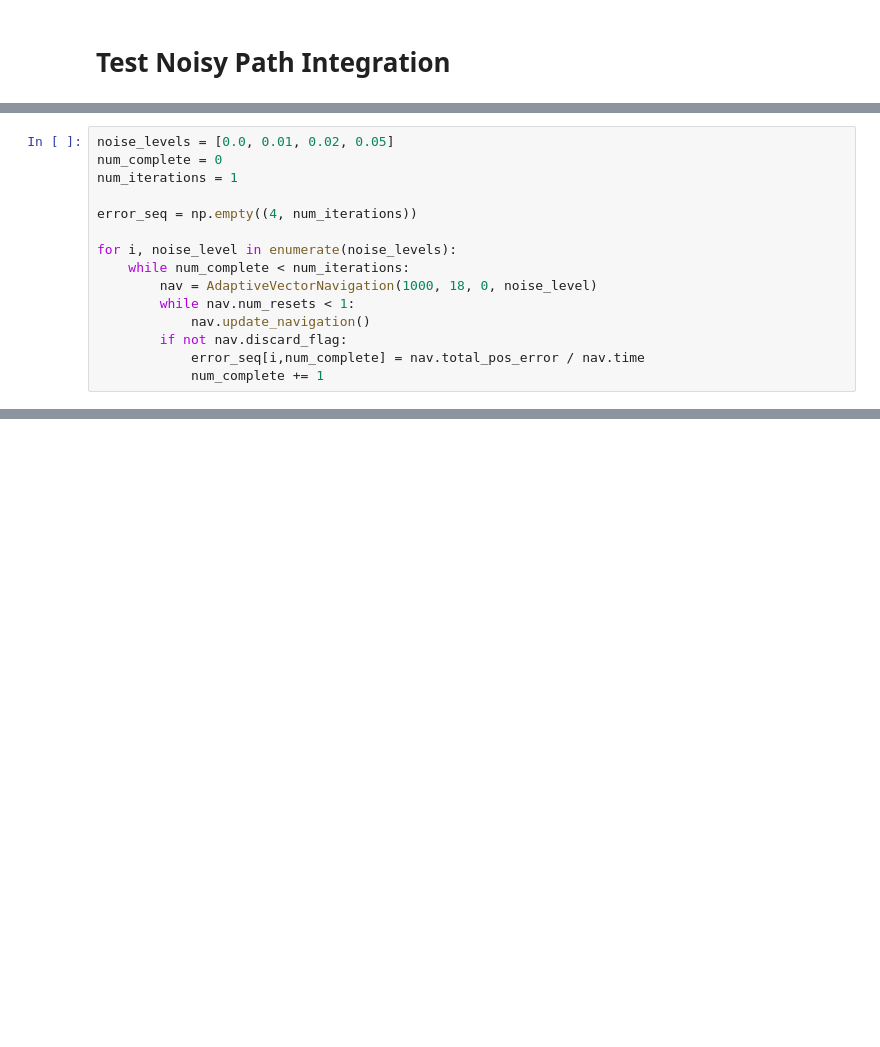
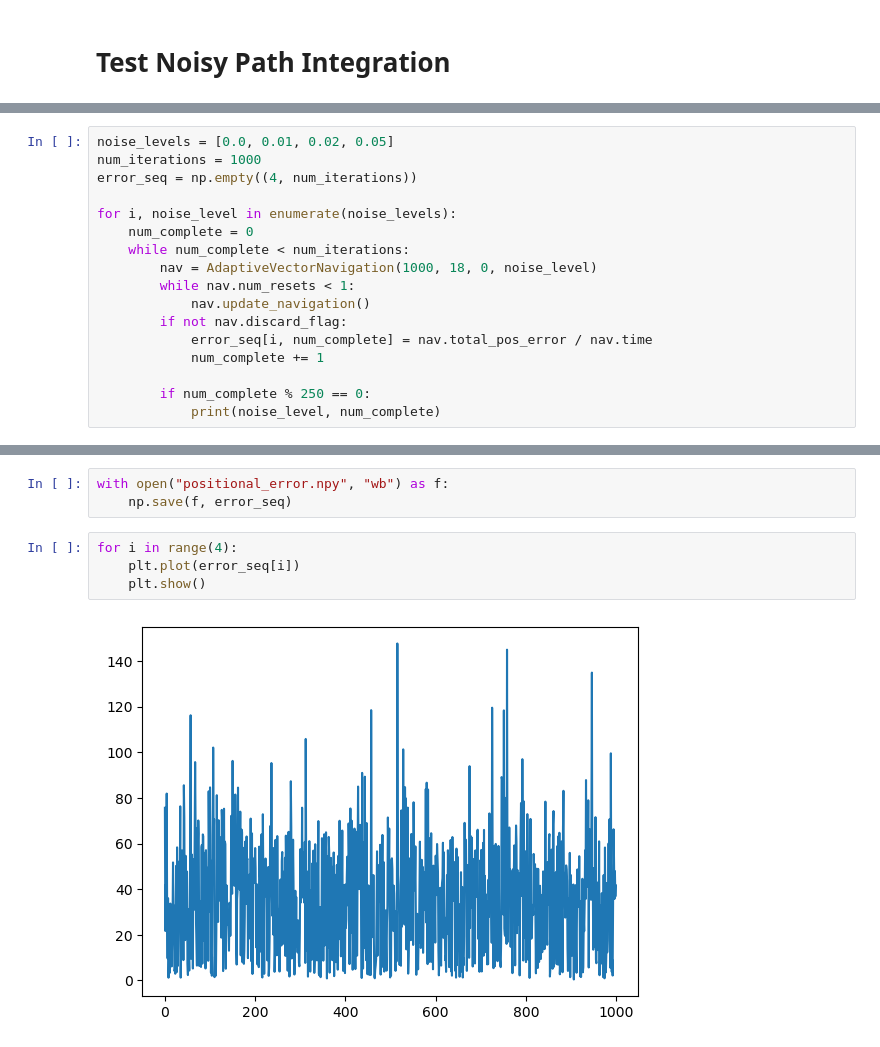
Before and after one commit to evdunbar/artificial-goal-navigation, a Jupyter notebook: numpy_test.ipynb, the cells around one changed output, grey strips where cells are left out. Saved outputs shown, nothing was run; the diff lists cells and outputs as text; blank space fills up the shorter version.

Commit message:
Add error calculation

```diff
--- a/numpy_test.ipynb
+++ b/numpy_test.ipynb
@@ -256,15 +254,17 @@ plt.show()
 # %%
 noise_levels = [0.0, 0.01, 0.02, 0.05]
-num_complete = 0
-num_iterations = 1
-
+num_iterations = 1000
 error_seq = np.empty((4, num_iterations))
 
 for i, noise_level in enumerate(noise_levels):
+    num_complete = 0
     while num_complete < num_iterations:
         nav = AdaptiveVectorNavigation(1000, 18, 0, noise_level)
         while nav.num_resets < 1:
             nav.update_navigation()
         if not nav.discard_flag:
-            error_seq[i,num_complete] = nav.total_pos_error / nav.time
+            error_seq[i, num_complete] = nav.total_pos_error / nav.time
             num_complete += 1
+
+        if num_complete % 250 == 0:
+            print(noise_level, num_complete)
@@ -270,0 +289,9 @@ for i, noise_level in enumerate(noise_levels):
+# %%
+with open("positional_error.npy", "wb") as f:
+    np.save(f, error_seq)
+# %%
+for i in range(4):
+    plt.plot(error_seq[i])
+    plt.show()
+# %% [output]
+[figure, added]
```
Also changed, not shown: parts of 7 cells of this notebook, 1 other file.
